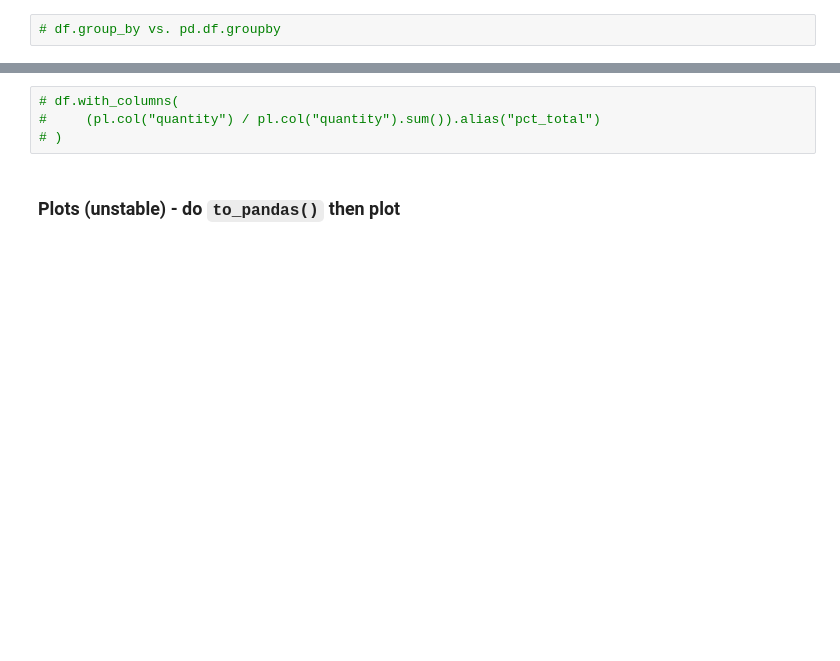
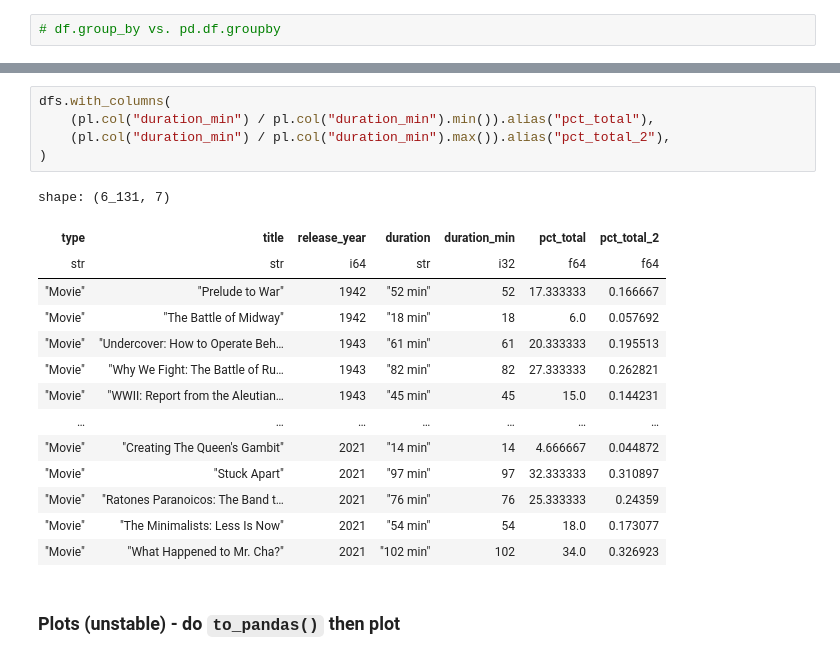
Before and after one commit to iesfsv/Data-Processing-in-Python, a Jupyter notebook: 10_week/10_Lecture_How_to_avoid_spaghetti.ipynb, the cells around one changed output, grey strips where cells are left out. Cells and saved outputs as stored; diff of their text form; blank space fills up the shorter version.

```diff
--- a/10_week/10_Lecture_How_to_avoid_spaghetti.ipynb
+++ b/10_week/10_Lecture_How_to_avoid_spaghetti.ipynb
@@ -317,7 +571,23 @@ dfs
-# %%
-# df.with_columns(
-#     (pl.col("quantity") / pl.col("quantity").sum()).alias("pct_total")
-# )
+# %%
+dfs.with_columns(
+    (pl.col("duration_min") / pl.col("duration_min").min()).alias("pct_total"),
+    (pl.col("duration_min") / pl.col("duration_min").max()).alias("pct_total_2"),
+)
+# %% [output]
+shape: (6_131, 7)
+| type | title | release_year | duration | duration_min | pct_total | pct_total_2 |
+| str | str | i64 | str | i32 | f64 | f64 |
+| "Movie" | "Prelude to War" | 1942 | "52 min" | 52 | 17.333333 | 0.166667 |
+| "Movie" | "The Battle of Midway" | 1942 | "18 min" | 18 | 6.0 | 0.057692 |
+| "Movie" | "Undercover: How to Operate Beh… | 1943 | "61 min" | 61 | 20.333333 | 0.195513 |
+| "Movie" | "Why We Fight: The Battle of Ru… | 1943 | "82 min" | 82 | 27.333333 | 0.262821 |
+| "Movie" | "WWII: Report from the Aleutian… | 1943 | "45 min" | 45 | 15.0 | 0.144231 |
+| … | … | … | … | … | … | … |
+| "Movie" | "Creating The Queen's Gambit" | 2021 | "14 min" | 14 | 4.666667 | 0.044872 |
+| "Movie" | "Stuck Apart" | 2021 | "97 min" | 97 | 32.333333 | 0.310897 |
+| "Movie" | "Ratones Paranoicos: The Band t… | 2021 | "76 min" | 76 | 25.333333 | 0.24359 |
+| "Movie" | "The Minimalists: Less Is Now" | 2021 | "54 min" | 54 | 18.0 | 0.173077 |
+| "Movie" | "What Happened to Mr. Cha?" | 2021 | "102 min" | 102 | 34.0 | 0.326923 |
 # %% [markdown]
 ### Plots (unstable) - do `to_pandas()` then plot
 # %%
```
Also changed, not shown: parts of 36 cells of this notebook.
